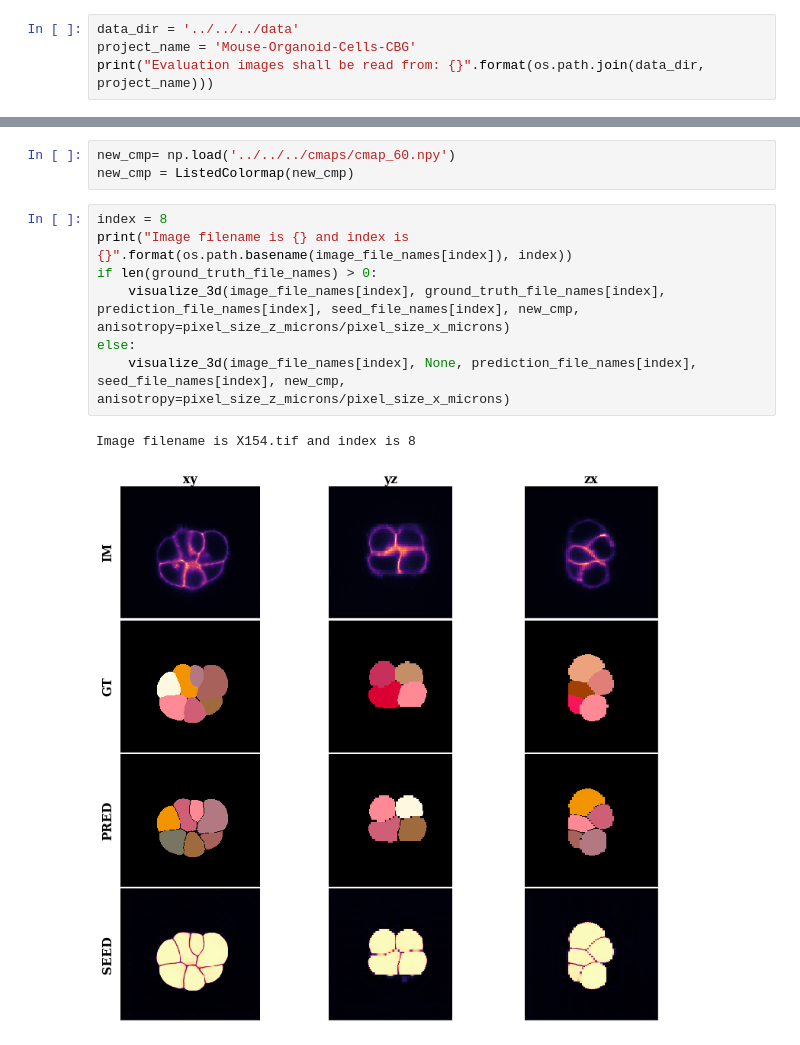
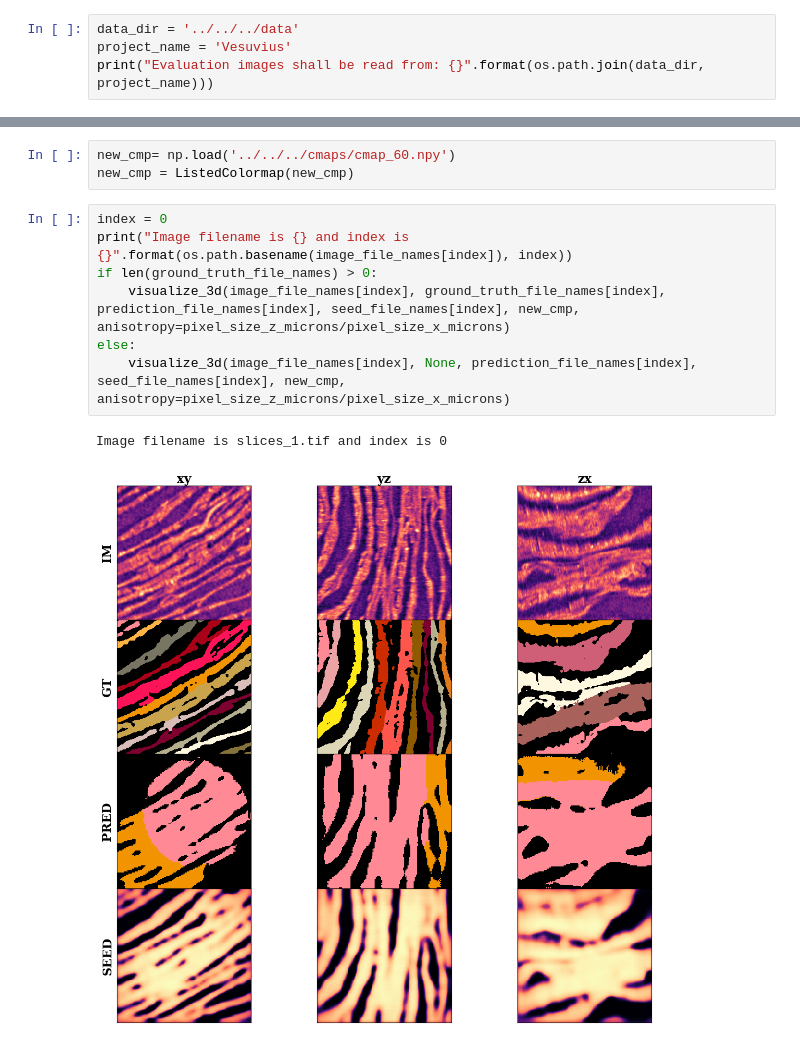
Before and after one commit to JamesDarby345/VesuviusEmbedSeg, a Jupyter notebook: examples/3d/VesuviusScrolls/03-predict.ipynb, the cells around one changed output, grey strips where cells are left out. Saved outputs shown, nothing was run; the diff lists cells and outputs as text.

```diff
--- a/examples/3d/VesuviusScrolls/03-predict.ipynb
+++ b/examples/3d/VesuviusScrolls/03-predict.ipynb
@@ -20,6 +20,6 @@ import torch
 ### Specify the path to the evaluation images
 # %%
 data_dir = '../../../data'
-project_name = 'Mouse-Organoid-Cells-CBG'
+project_name = 'Vesuvius'
 print("Evaluation images shall be read from: {}".format(os.path.join(data_dir, project_name)))
 # %% [output]
@@ -154,13 +158,13 @@ seed_file_names = sorted(glob(os.path.join(save_dir, 'seeds','*.tif')))
 new_cmp= np.load('../../../cmaps/cmap_60.npy')
 new_cmp = ListedColormap(new_cmp)
 # %%
-index = 8
+index = 0
 print("Image filename is {} and index is {}".format(os.path.basename(image_file_names[index]), index))
 if len(ground_truth_file_names) > 0:
     visualize_3d(image_file_names[index], ground_truth_file_names[index], prediction_file_names[index], seed_file_names[index], new_cmp, anisotropy=pixel_size_z_microns/pixel_size_x_microns)
 else:
     visualize_3d(image_file_names[index], None, prediction_file_names[index], seed_file_names[index], new_cmp, anisotropy=pixel_size_z_microns/pixel_size_x_microns)
 # %% [output]
-Image filename is X154.tif and index is 8
+Image filename is slices_1.tif and index is 0
-[figure, old version]
+[figure, new version]
 # %%
```
Also changed, not shown: parts of 6 cells of this notebook, 5 other files.
